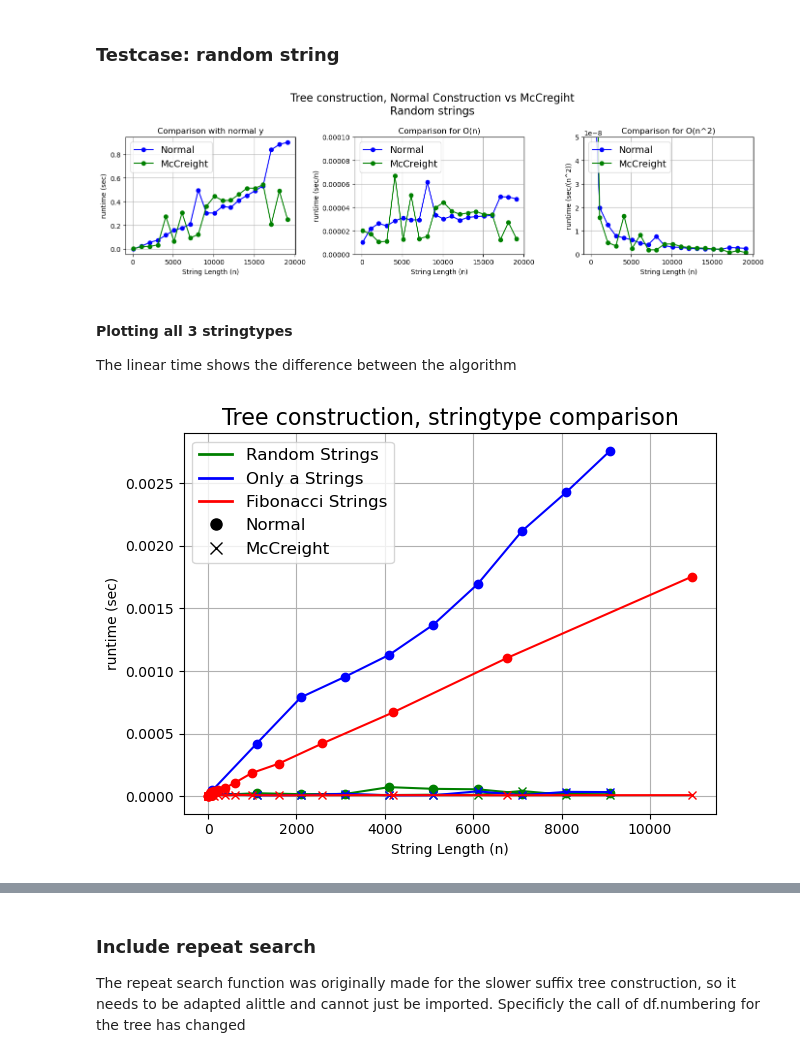
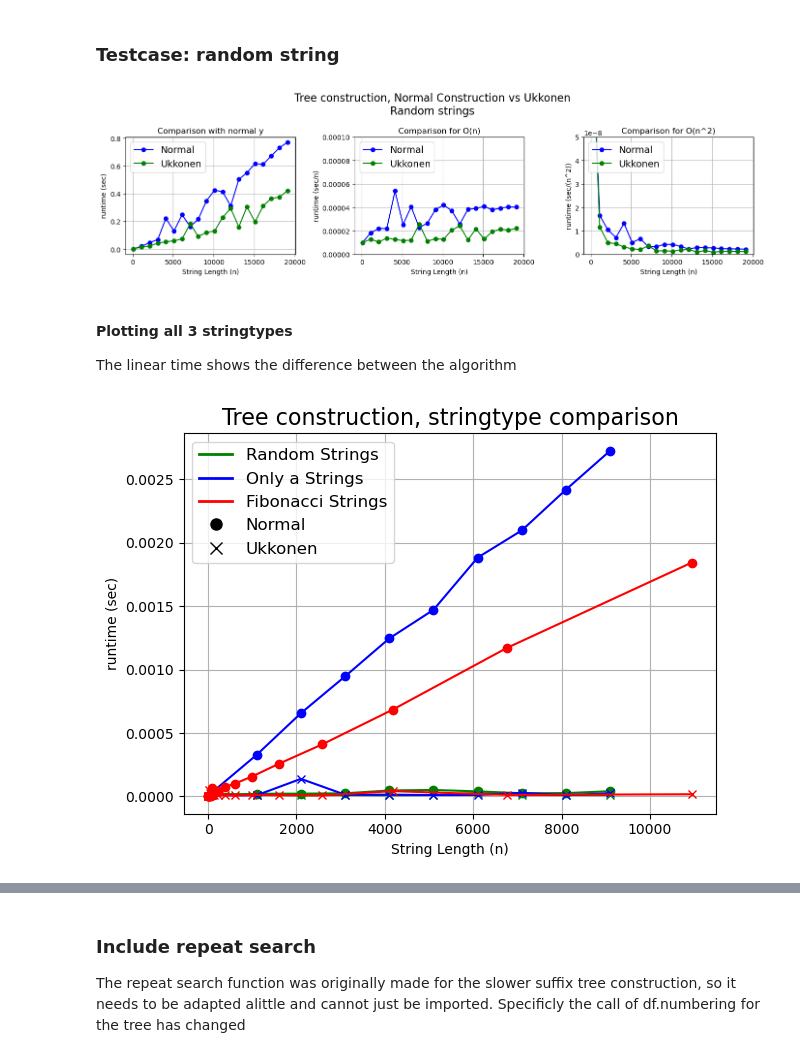
Before and after one commit to JonasRiber/PiB_tandem_repeats, a Jupyter notebook: linear_tree_construction.ipynb, the cells around one changed output, grey strips where cells are left out. Saved outputs shown, nothing was run; the diff lists cells and outputs as text; code cells hidden in the pictures.

```diff
--- a/linear_tree_construction.ipynb
+++ b/linear_tree_construction.ipynb
@@ -491,8 +489,8 @@ for length in string_lengths_a:
     runtimes_func1_a_n.append(runtime_1/length)
     runtimes_func1_a_n2.append(runtime_1/(length*length))
 
-    #measure for SuffixTree_mc
-    runtime_2, suffix_tree = measure_time(SuffixTree_mc, test_string)
+    #measure for SuffixTree_linear
+    runtime_2, suffix_tree = measure_time(SuffixTree_linear, test_string)
     runtimes_func2_a.append(runtime_2)
     runtimes_func2_a_n.append(runtime_2/length)
     runtimes_func2_a_n2.append(runtime_2/(length*length))
@@ -567,56 +565,56 @@ for length in string_lengths_random:
     runtimes_func1_random_n.append(runtime_1/length)
     runtimes_func1_random_n2.append(runtime_1/(length*length))
 
-    #measure for SuffixTree_mc
-    runtime_2, suffix_tree = measure_time(SuffixTree_mc, test_string)
+    #measure for SuffixTree_lienar
+    runtime_2, suffix_tree = measure_time(SuffixTree_linear, test_string)
     runtimes_func2_random.append(runtime_2)
     runtimes_func2_random_n.append(runtime_2/length)
     runtimes_func2_random_n2.append(runtime_2/(length*length))
 # %%
 #create subplots:
 fig, axes = plt.subplots(1, 3, figsize=(14, 4))
-fig.suptitle('Tree construction, Normal Construction vs McCregiht\nRandom strings', fontsize=16)
+fig.suptitle('Tree construction, Normal Construction vs Ukkonen\nRandom strings', fontsize=16)
 
 
 # plot1 - y unmanipulated
 axes[0].plot(string_lengths_random, runtimes_func1_random, marker='o', color='blue', label="Normal")
-axes[0].plot(string_lengths_random, runtimes_func2_random, marker='o', color='green', label="McCreight")
+axes[0].plot(string_lengths_random, runtimes_func2_random, marker='o', color='green', label="Ukkonen")
 axes[0].set_title('Comparison with normal y')
 axes[0].set_xlabel('String Length (n)')
 axes[0].set_ylabel('runtime (sec)')
 # axes[0].set_ylim(0, 0.2)
 axes[0].grid(True)
 axes[0].legend(fontsize = 14, loc = "upper left")
 
 
 # plot2 - y divided by n
 axes[1].plot(string_lengths_random, runtimes_func1_random_n, marker='o', color='blue', label="Normal")
-axes[1].plot(string_lengths_random, runtimes_func2_random_n, marker='o', color='green', label="McCreight")
+axes[1].plot(string_lengths_random, runtimes_func2_random_n, marker='o', color='green', label="Ukkonen")
 axes[1].set_title('Comparison for O(n)')
 axes[1].set_xlabel('String Length (n)')
 axes[1].set_ylabel('runtime (sec/n)')
 axes[1].set_ylim(0, 0.0001)
 axes[1].grid(True)
 axes[1].legend(fontsize = 14, loc = "upper left")
 
 
 # plot3 - y divided by n^2
 axes[2].plot(string_lengths_random, runtimes_func1_random_n2, marker='o', color='blue', label="Normal")
-axes[2].plot(string_lengths_random, runtimes_func2_random_n2, marker='o', color='green', label="McCreight")
+axes[2].plot(string_lengths_random, runtimes_func2_random_n2, marker='o', color='green', label="Ukkonen")
 axes[2].set_title('Comparison for O(n^2)')
 axes[2].set_xlabel('String Length (n)')
 axes[2].set_ylabel('runtime (sec/(n^2))')
 axes[2].grid(True)
 axes[2].set_ylim(0, 0.00000005)
 axes[2].legend(fontsize = 14, loc = "upper left")
 
 
 #adjust layout to avoid overlap
 plt.tight_layout()
-# plt.savefig("Plots/Tree_construction_comparison_MC_vRandom.png", dpi = 300)
+# plt.savefig("Plots/Tree_construction_comparison_UK_vRandom.png", dpi = 300)
 plt.show()
 # %% [output]
-[figure, old version]
+[figure, new version]
 # %% [markdown]
 #### Plotting all 3 stringtypes
 The linear time shows the difference between the algorithm
@@ -708,7 +706,7 @@ color_legend_handles = [
 
 marker_legend_handles = [
     Line2D([0], [0], color='black', marker='o', linestyle='None', markersize=8, label='Normal'),
-    Line2D([0], [0], color='black', marker='x', linestyle='None', markersize=8, label='McCreight')
+    Line2D([0], [0], color='black', marker='x', linestyle='None', markersize=8, label='Ukkonen')
 ]
 
 handles = color_legend_handles + marker_legend_handles + plt.gca().get_legend_handles_labels()[0]
@@ -720,4 +718,4 @@ plt.tight_layout()
 plt.savefig("Plots/Tree_construction_3_stringtypes.png", dpi = 600)
 plt.show()
 # %% [output]
-[figure, old version]
+[figure, new version]
```
Also changed, not shown: parts of 15 cells of this notebook, 7 other files.
